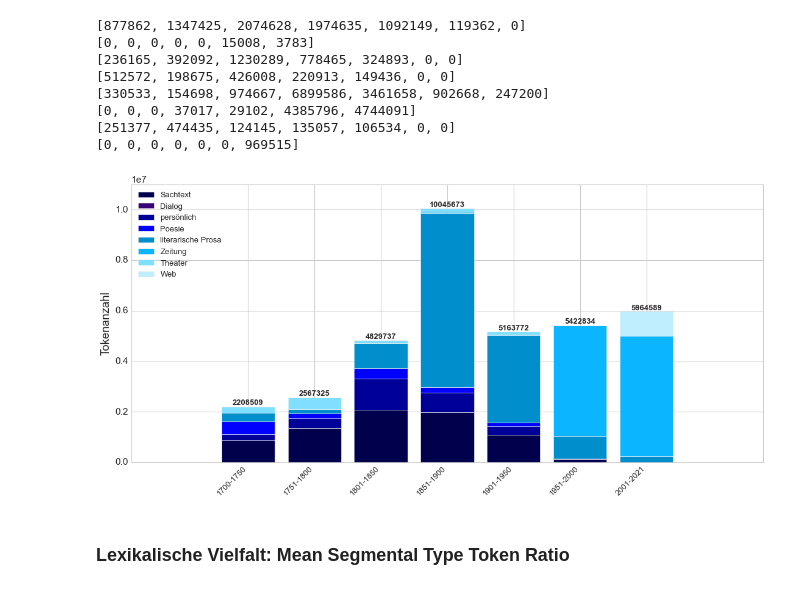
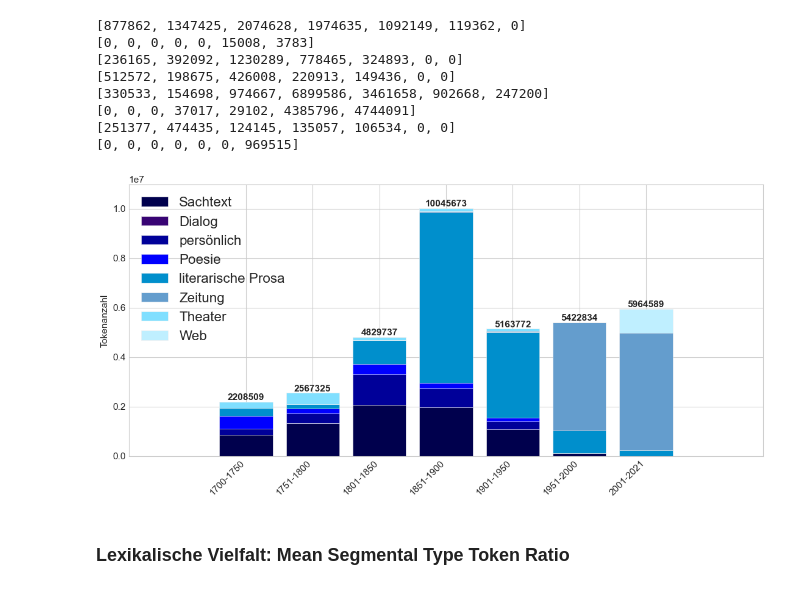
Before and after one commit to Sophia796/MA_Expressivity, a Jupyter notebook: Korpus/Explore_Corpus.ipynb, the cells around one changed output. Drawn from its saved outputs; the diff is of its cells as text; code cells hidden in the pictures.

```diff
--- a/Korpus/Explore_Corpus.ipynb
+++ b/Korpus/Explore_Corpus.ipynb
@@ -49,9 +49,9 @@ plt.style.use('seaborn-whitegrid')
 
 x_indexes = np.arange(len(periods))
 plt.bar(x_indexes, per_len.values(), label='Textanzahl', width=0.8, color='b')
-plt.xticks(ticks = x_indexes, labels = per_len.keys(), rotation=45, horizontalalignment='right', fontsize='small')
+plt.xticks(ticks = x_indexes, labels = per_len.keys(), rotation=45, horizontalalignment='right', fontsize='medium')
 #plt.xlabel('Zeiträume')
-plt.ylabel('Textanzahl')
+plt.ylabel(ylabel='Textanzahl', size='medium')
 
 #plt.ticklabel_format(axis='y', style='sci', scilimits=(0,0))
 plt.tight_layout()
@@ -59,7 +59,7 @@ plt.margins(0.2, 0.15)
 
 for i, j in zip(x_indexes, per_len.values()):
        plt.annotate(j, xy=(i,j), xycoords='data', verticalalignment='bottom', horizontalalignment='center',
-                    fontweight='demi', fontsize='small')
+                    fontweight='demi', fontsize='medium')
 
 #plt.savefig('Plots/corpusbig_textanzahl.png')
 plt.show()
@@ -84,9 +84,9 @@ plt.style.use('seaborn-whitegrid')
 
 x_indexes = np.arange(len(sum_words))
 plt.bar(x_indexes, sum_words.values(), label='Tokenanzahl', width=0.8, color='b')
-plt.xticks(ticks = x_indexes, labels = sum_words.keys(), rotation=45, horizontalalignment='right', fontsize='small')
+plt.xticks(ticks = x_indexes, labels = sum_words.keys(), rotation=45, horizontalalignment='right', fontsize='medium')
 #plt.xlabel('Zeiträume')
-plt.ylabel('Tokenanzahl')
+plt.ylabel(ylabel='Tokenanzahl', size='medium')
 plt.ticklabel_format(axis='y', style='sci', scilimits=(0,0))
 
 plt.tight_layout()
@@ -94,7 +94,7 @@ plt.margins(0.2, 0.15)
 
 for i, j in zip(x_indexes, sum_words.values()):
        plt.annotate(j, xy=(i,j), xycoords='data', verticalalignment='bottom', horizontalalignment='center',
-                    fontweight='demi', fontsize='small')
+                    fontweight='demi', fontsize='medium')
 
 #plt.savefig('Plots/corpusbig_tokenanzahl.png')
 plt.show()
@@ -123,16 +123,16 @@ plt.style.use('seaborn-whitegrid')
 
 x_indexes = np.arange(len(periods))
 plt.bar(x_indexes, mean_words.values(), label='Textlänge', width=0.8, color='b')
-plt.xticks(ticks=x_indexes, labels=mean_words.keys(), rotation=45, horizontalalignment='right', fontsize='small')
+plt.xticks(ticks=x_indexes, labels=mean_words.keys(), rotation=45, horizontalalignment='right', fontsize='medium')
 #plt.xlabel('Zeiträume')
-plt.ylabel('durchschnittl. Textlänge (Token)')
+plt.ylabel(ylabel='durchschnittl. Textlänge (Token)', size='medium')
 
 plt.tight_layout()
 plt.margins(0.2, 0.15)
 
 for i, j in zip(x_indexes, mean_words.values()):
        plt.annotate(j, xy=(i,j), xycoords='data', verticalalignment='bottom', horizontalalignment='center',
-                    fontweight='demi', fontsize='small')
+                    fontweight='demi', fontsize='medium')
 
 #plt.savefig('Plots/corpusbig_durchschn_tokenanzahl.png')
 plt.show()
@@ -277,36 +277,36 @@ print(web)
 # %%
 # Verteilung der Texttypen auf die Zeiträume
 
 plt.figure(figsize=[14,7])
 plt.style.use('seaborn-whitegrid')
 
 data = np.array([espositivo, dialogo, personale, poesia, prosa_lett, stampa, teatro, web])
 labels = ['Sachtext', 'Dialog', 'persönlich', 'Poesie', 'literarische Prosa', 'Zeitung', 'Theater', 'Web']
-colors = ['#00004d','#380474', '#000099', '#0000FF', '#008fcc', '#0BB5FF', '#80dfff', '#BFEFFF']
+colors = ['#00004d','#380474', '#000099', '#0000FF', '#008fcc', '#649dcd', '#80dfff', '#BFEFFF']
 
 X = np.arange(data.shape[1])
 for i in range(data.shape[0]):
     plt.bar(X, data[i],bottom = np.sum(data[:i], axis=0),label=labels[i % len(labels)], color=colors[i % len(colors)])
 
 x_indexes = np.arange(len(periods))
-plt.xticks(ticks=x_indexes, labels=periods, rotation=45, horizontalalignment='right', fontsize='small')
+plt.xticks(ticks=x_indexes, labels=periods, rotation=45, horizontalalignment='right', fontsize='medium')
 #plt.xlabel('Zeiträume')
-plt.ylabel('Tokenanzahl')
+plt.ylabel(ylabel='Tokenanzahl', size='medium')
 plt.ylim(0,11000000)
 plt.ticklabel_format(axis='y', style='sci', scilimits=(0,0))
-plt.legend(loc='upper left', fontsize='small')
+plt.legend(loc='upper left', fontsize='x-large')
 
 plt.tight_layout()
 plt.margins(0.2, 0.15)
 
 for i, j in zip(x_indexes, sum_words.values()):
        plt.annotate(j, xy=(i,j), xycoords='data', verticalalignment='bottom', horizontalalignment='center',
-                    fontweight='demi', fontsize='small')
+                    fontweight='demi', fontsize='medium')
 
 #plt.savefig('Plots/corpusbig_tokenanzahl_texttypes.png')
 plt.show()
 # %% [output]
-[figure, old version]
+[figure, new version]
 # %% [markdown]
 ### Lexikalische Vielfalt: Mean Segmental Type Token Ratio
 # %%
```
Also changed, not shown: parts of 3 cells of this notebook, 8 other files.
